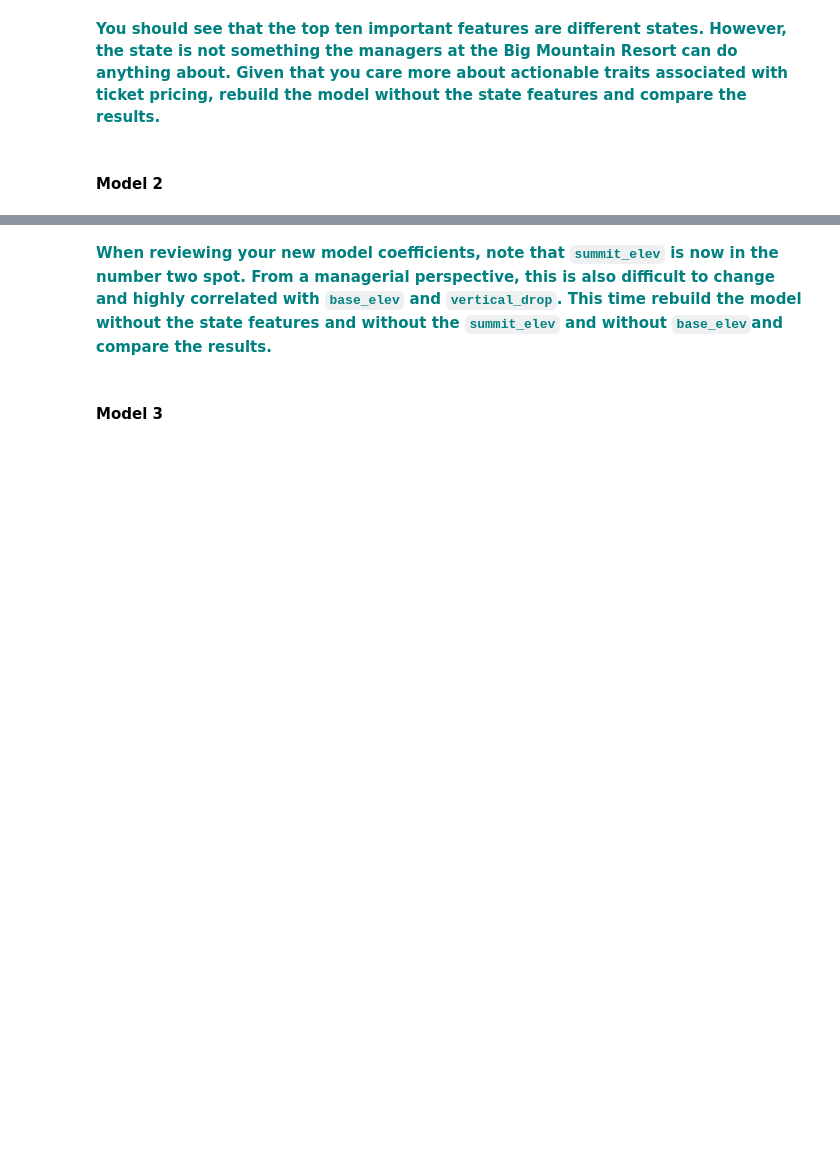
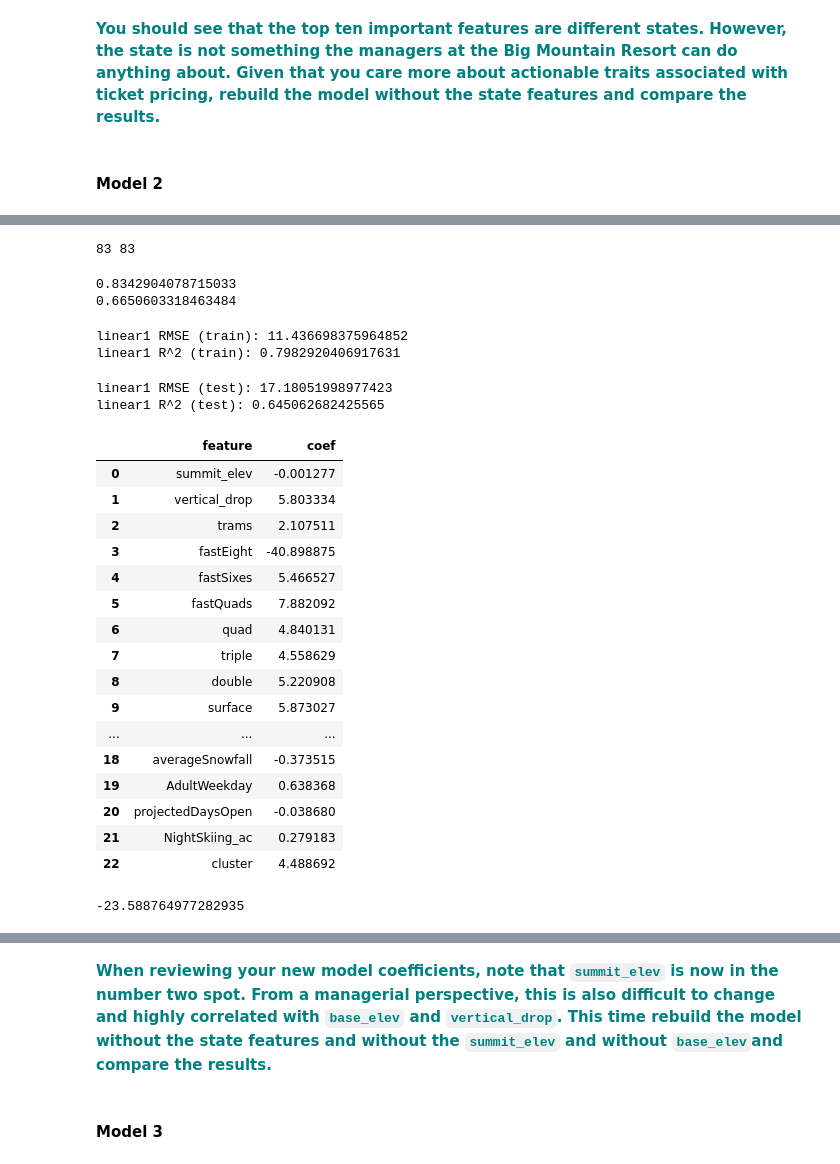
Before and after one commit to jkujuum/Mini_Projects, a Jupyter notebook: Guided_Capstone/GuidedCapstone_Steps4and5.ipynb, the cells around one changed output, grey strips where cells are left out. Cells and saved outputs as stored; diff of their text form; code cells hidden in the pictures; blank space fills up the shorter version.

Commit message:
add model 2

```diff
--- a/Guided_Capstone/GuidedCapstone_Steps4and5.ipynb
+++ b/Guided_Capstone/GuidedCapstone_Steps4and5.ipynb
@@ -263,0 +274,6 @@ pd.DataFrame({'feature': X_test.columns, 'coef':abs(lm.coef_)}).sort_values(by='
+# %%
+df_nostate = df.drop(columns=['Name','state'])
+# %%
+newX = df_nostate.drop('AdultWeekend',axis=1)
+print(newX[0:3]) # check
+newY = df_nostate['AdultWeekend']
@@ -263,0 +298,59 @@ pd.DataFrame({'feature': X_test.columns, 'coef':abs(lm.coef_)}).sort_values(by='
+# %%
+X_train,X_test,y_train,y_test=train_test_split(newX,newY,test_size=0.25,random_state=123)
+print(len(X_test), len(y_test))
+# %% [output]
+83 83
+# %%
+lm = LinearRegression()
+model = lm.fit(X_train,y_train)
+# %%
+# check R2
+linear1_train_score=lm.score(X_train, y_train)
+linear1_test_score=lm.score(X_test, y_test)
+print(linear_train_score)
+print(linear_test_score)
+# %% [output]
+0.8342904078715033
+0.6650603318463484
+# %%
+pred_train_lm= lm.predict(X_train)
+linear1_train_RMSE = np.sqrt(mean_squared_error(y_train,pred_train_lm))
+linear1_train_R2 = r2_score(y_train, pred_train_lm)
+print("linear1 RMSE (train):",linear1_train_RMSE)
+print("linear1 R^2 (train):",linear1_train_R2)
+# %% [output]
+linear1 RMSE (train): 11.436698375964852
+linear1 R^2 (train): 0.7982920406917631
+# %%
+pred_test_lm= lm.predict(X_test)
+linear1_test_RMSE = np.sqrt(mean_squared_error(y_test,pred_test_lm))
+linear1_test_R2 = r2_score(y_test, pred_test_lm)
+print("linear1 RMSE (test):",linear1_test_RMSE)
+print("linear1 R^2 (test):",linear1_test_R2)
+# %% [output]
+linear1 RMSE (test): 17.18051998977423
+linear1 R^2 (test): 0.645062682425565
+# %%
+pd.DataFrame({'feature': X_test.columns, 'coef':lm.coef_})
+# %% [output]
+|  | feature | coef |
+| 0 | summit_elev | -0.001277 |
+| 1 | vertical_drop | 5.803334 |
+| 2 | trams | 2.107511 |
+| 3 | fastEight | -40.898875 |
+| 4 | fastSixes | 5.466527 |
+| 5 | fastQuads | 7.882092 |
+| 6 | quad | 4.840131 |
+| 7 | triple | 4.558629 |
+| 8 | double | 5.220908 |
+| 9 | surface | 5.873027 |
+| ... | ... | ... |
+| 18 | averageSnowfall | -0.373515 |
+| 19 | AdultWeekday | 0.638368 |
+| 20 | projectedDaysOpen | -0.038680 |
+| 21 | NightSkiing_ac | 0.279183 |
+| 22 | cluster | 4.488692 |
+# %%
+lm.intercept_
+# %% [output]
+-23.588764977282935
```
Also changed, not shown: parts of 3 cells of this notebook.
